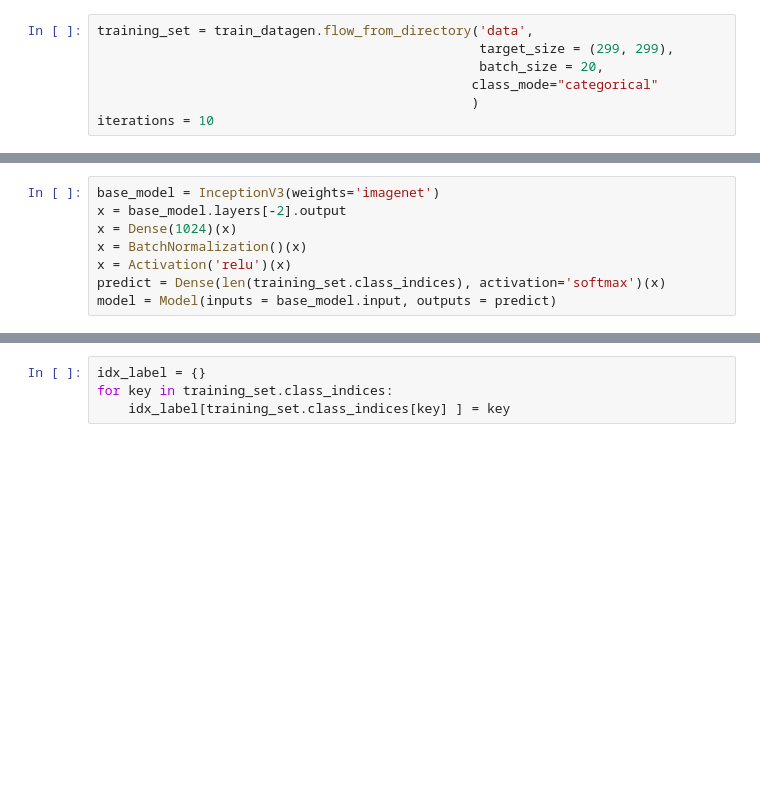
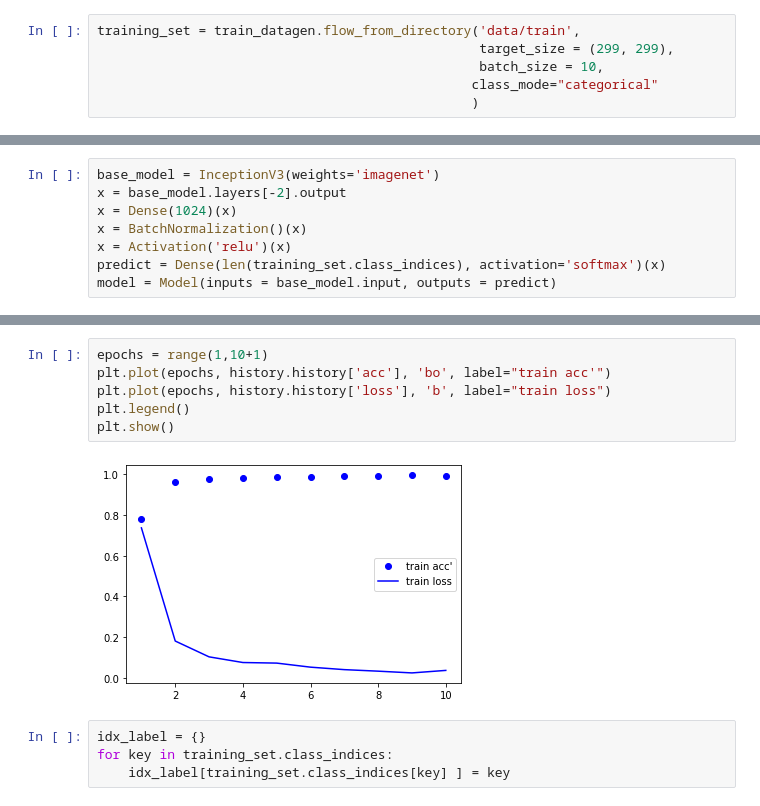
Before and after one commit to EunQ/image_detect_basic, a Jupyter notebook: prototype.ipynb, the cells around one changed output, grey strips where cells are left out. Drawn from its saved outputs; the diff is of its cells as text; blank space fills up the shorter version.

```diff
--- a/prototype.ipynb
+++ b/prototype.ipynb
@@ -104,8 +61,7 @@ train_datagen = image.ImageDataGenerator(
 # %%
-training_set = train_datagen.flow_from_directory('data',
+training_set = train_datagen.flow_from_directory('data/train',
                                                  target_size = (299, 299),
-                                                 batch_size = 20,
+                                                 batch_size = 10,
                                                 class_mode="categorical"
                                                 )
-iterations = 10
 # %% [output]
@@ -167,3 +120,11 @@ history
+# %%
+epochs = range(1,10+1)
+plt.plot(epochs, history.history['acc'], 'bo', label="train acc'")
+plt.plot(epochs, history.history['loss'], 'b', label="train loss")
+plt.legend()
+plt.show()
+# %% [output]
+[figure, added]
 # %%
 idx_label = {}
 for key in training_set.class_indices:
```
Also changed, not shown: parts of 21 cells of this notebook, 1 other file.
